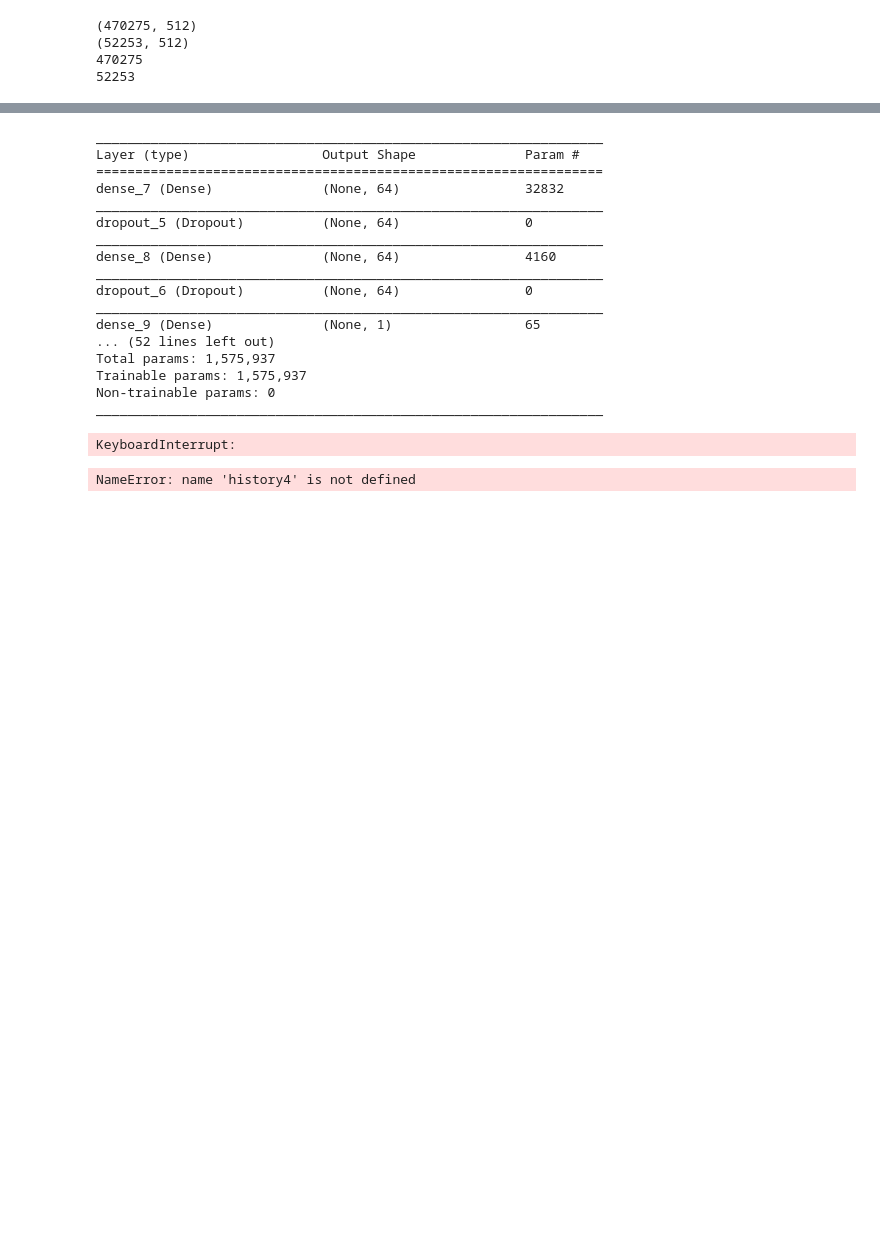
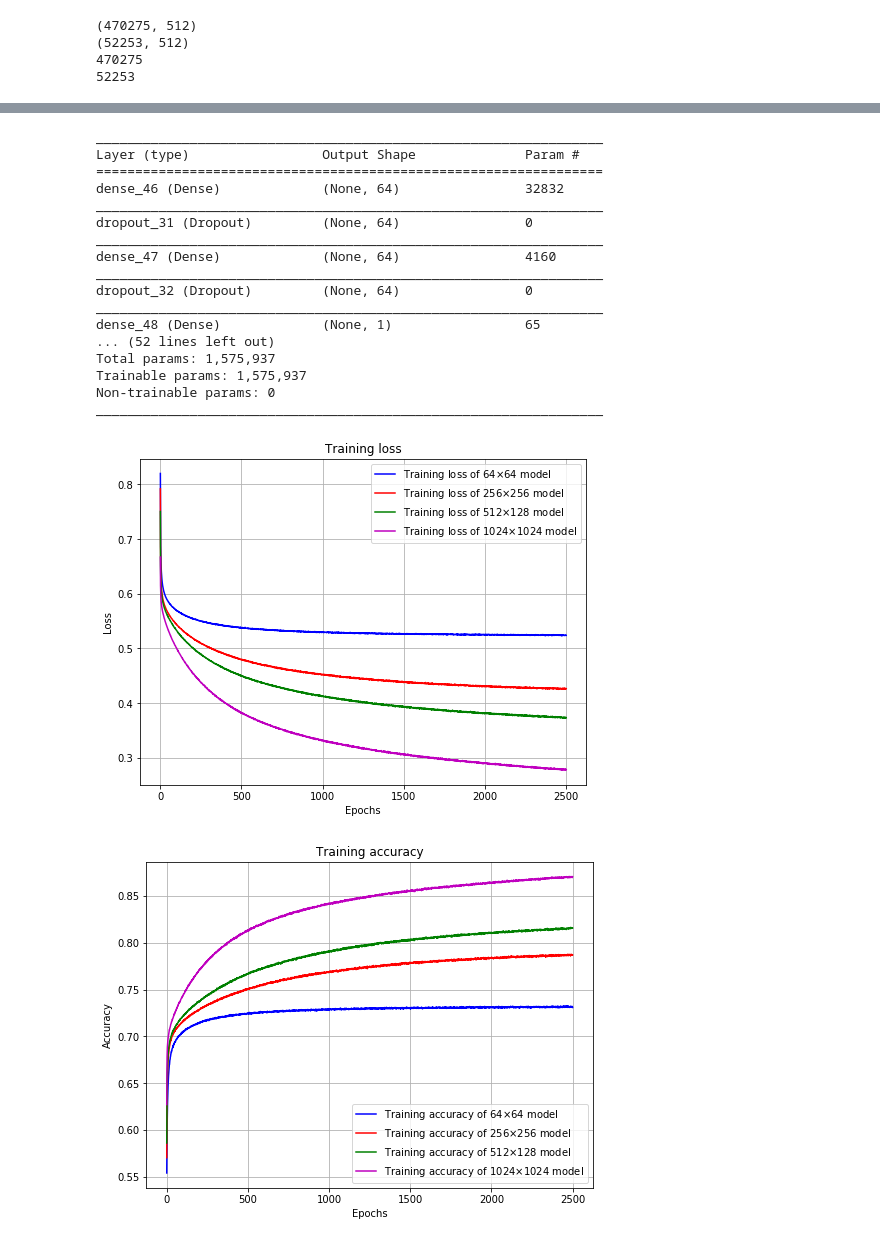
Before and after one commit to AndrzejKucik/premise-selection-nn, a Jupyter notebook: Network model.ipynb, the cells around one changed output, grey strips where cells are left out. Drawn from its saved outputs; the diff is of its cells as text; code cells hidden in the pictures; blank space fills up the shorter version.

```diff
--- a/Network model.ipynb
+++ b/Network model.ipynb
@@ -206,7 +206,7 @@ model2.compile(optimizer = Adam(lr = 0.0001), loss = 'binary_crossentropy', metr
 model2.summary()
 
 model3 = Sequential()
-model3.add(Dense(1024, activation = 'relu', input_shape = (512,)))
+model3.add(Dense(512, activation = 'relu', input_shape = (512,)))
 model3.add(Dropout(0.5))
 model3.add(Dense(128, activation = 'relu'))
 model3.add(Dropout(0.5))
@@ -226,15 +226,15 @@ model4.summary()
 _________________________________________________________________
 Layer (type)                 Output Shape              Param #
 =================================================================
-dense_7 (Dense)              (None, 64)                32832
+dense_46 (Dense)             (None, 64)                32832
 _________________________________________________________________
-dropout_5 (Dropout)          (None, 64)                0
+dropout_31 (Dropout)         (None, 64)                0
 _________________________________________________________________
-dense_8 (Dense)              (None, 64)                4160
+dense_47 (Dense)             (None, 64)                4160
 _________________________________________________________________
-dropout_6 (Dropout)          (None, 64)                0
+dropout_32 (Dropout)         (None, 64)                0
 _________________________________________________________________
-dense_9 (Dense)              (None, 1)                 65
+dense_48 (Dense)             (None, 1)                 65
 ... (52 lines left out)
 Total params: 1,575,937
 Trainable params: 1,575,937
@@ -247,8 +247,6 @@ history1 = model1.fit(X_train, Y_train, epochs = 2500, batch_size = 4096, shuffl
 history2 = model2.fit(X_train, Y_train, epochs = 2500, batch_size = 4096, shuffle = True, verbose = 0)
 history3 = model3.fit(X_train, Y_train, epochs = 2500, batch_size = 4096, shuffle = True, verbose = 0)
 history4 = model4.fit(X_train, Y_train, epochs = 2500, batch_size = 4096, shuffle = True, verbose = 0)
-# %% [output]
-KeyboardInterrupt:
 # %%
 #Plot selected models training outcomes
 
@@ -264,36 +262,37 @@ acc_values3 = history_dict3['acc']
 history_dict4 = history4.history
 loss_values4 = history_dict4['loss']
 acc_values4 = history_dict4['acc']
 
 epochs = range(1, len(acc_values1) + 1)
 
 fig1 = plt.figure(figsize = (8,6))
 plt.plot(epochs, loss_values1, 'b', label = 'Training loss of 64' + r'$\times$' + '64 model')
 plt.plot(epochs, loss_values2, 'r', label = 'Training loss of 256' + r'$\times$' + '256 model')
-plt.plot(epochs, loss_values3, 'g', label = 'Training loss of 1024' + r'$\times$' + '128 model')
+plt.plot(epochs, loss_values3, 'g', label = 'Training loss of 512' + r'$\times$' + '128 model')
 plt.plot(epochs, loss_values4, 'm', label = 'Training loss of 1024' + r'$\times$' + '1024 model')
 plt.title('Training loss')
 plt.xlabel('Epochs')
 plt.ylabel('Loss')
 plt.grid()
 plt.legend()
 plt.savefig('Training_loss_for_selected_models.pdf')
 plt.show()
 
 fig2 = plt.figure(figsize = (8,6))
 plt.plot(epochs, acc_values1, 'b', label = 'Training accuracy of 64' + r'$\times$' + '64 model')
 plt.plot(epochs, acc_values2, 'r', label = 'Training accuracy of 256' + r'$\times$' + '256 model')
-plt.plot(epochs, acc_values3, 'g', label = 'Training accuracy of 1024' + r'$\times$' + '128 model')
+plt.plot(epochs, acc_values3, 'g', label = 'Training accuracy of 512' + r'$\times$' + '128 model')
 plt.plot(epochs, acc_values4, 'm', label = 'Training accuracy of 1024' + r'$\times$' + '1024 model')
 plt.title('Training accuracy')
 plt.xlabel('Epochs')
 plt.ylabel('Accuracy')
 plt.grid()
 plt.legend()
 plt.savefig('Training_accuracy_for_selected_models.pdf')
 plt.show()
 # %% [output]
-NameError: name 'history4' is not defined
+[figure, added]
+[figure, added]
 # %%
 #Test selected models
 
```
Also changed, not shown: parts of 3 cells of this notebook, 3 other files.
